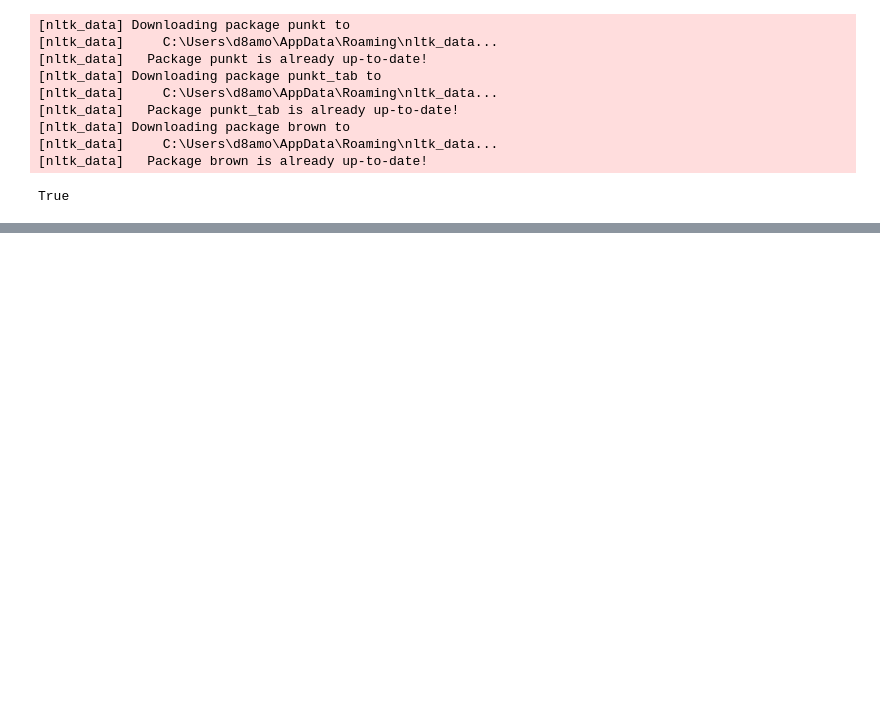
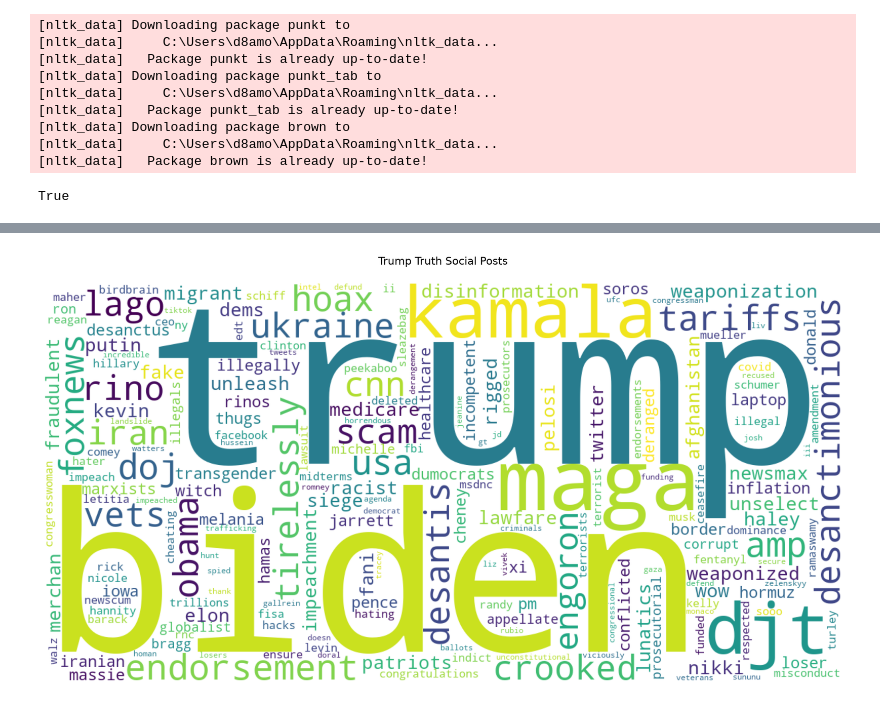
Before and after one commit to AlexanderJCS/trump-truth-social-data-analysis, a Jupyter notebook: analysis.ipynb, the cells around one changed output, grey strips where cells are left out. Cells and saved outputs as stored; diff of their text form; code cells hidden in the pictures; blank space fills up the shorter version.

```diff
--- a/analysis.ipynb
+++ b/analysis.ipynb
@@ -480,5 +480,8 @@ def clean_text(text):
     text = re.sub(r"#(\w+)", r"\1", text)
 
     # Normalize apostrophes
-    return text.replace("’", "'")
+    text = text.replace("’", "'")
+
+    # Remove 's (possessive)
+    return text.replace("'s", "")
 # %%
@@ -526,19 +535,22 @@ print(trump_sorted[-25:])
 # %%
 from wordcloud import WordCloud
 
 top = dict(
     sorted(trump_words.items(), key=lambda x: x[1], reverse=True)[:100]
 )
 
 wc = WordCloud(
     width=1200,
     height=600,
     background_color="white",
 )
 
 wc.generate_from_frequencies(trump_words)
 
-plt.figure(figsize=(15, 8))
+plt.figure(figsize=(16, 8))
+plt.title("Trump Truth Social Posts\n")
 plt.imshow(wc, interpolation="bilinear")
 plt.axis("off")
 plt.show()
+# %% [output]
+[figure, added]
```
Also changed, not shown: parts of 8 cells of this notebook.
